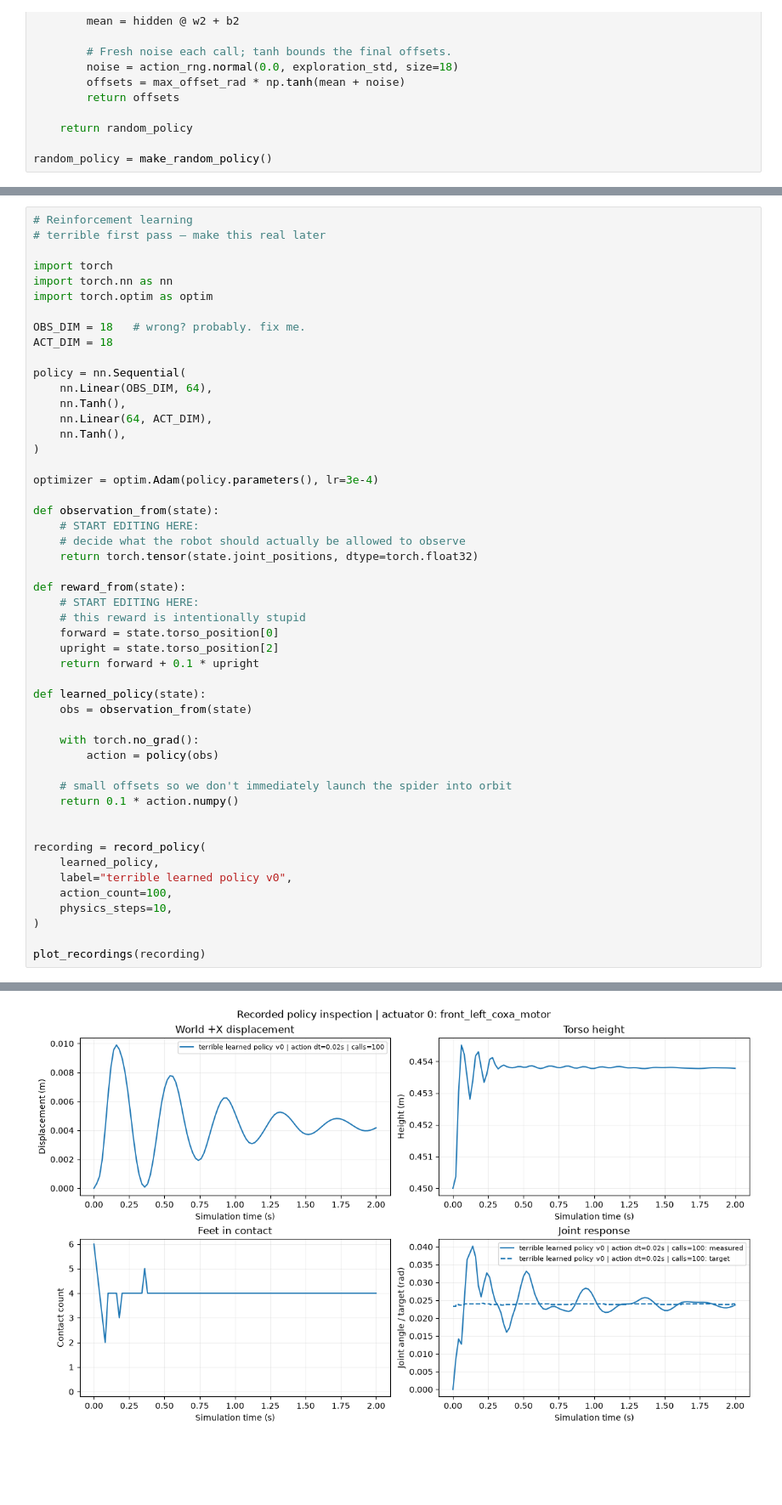
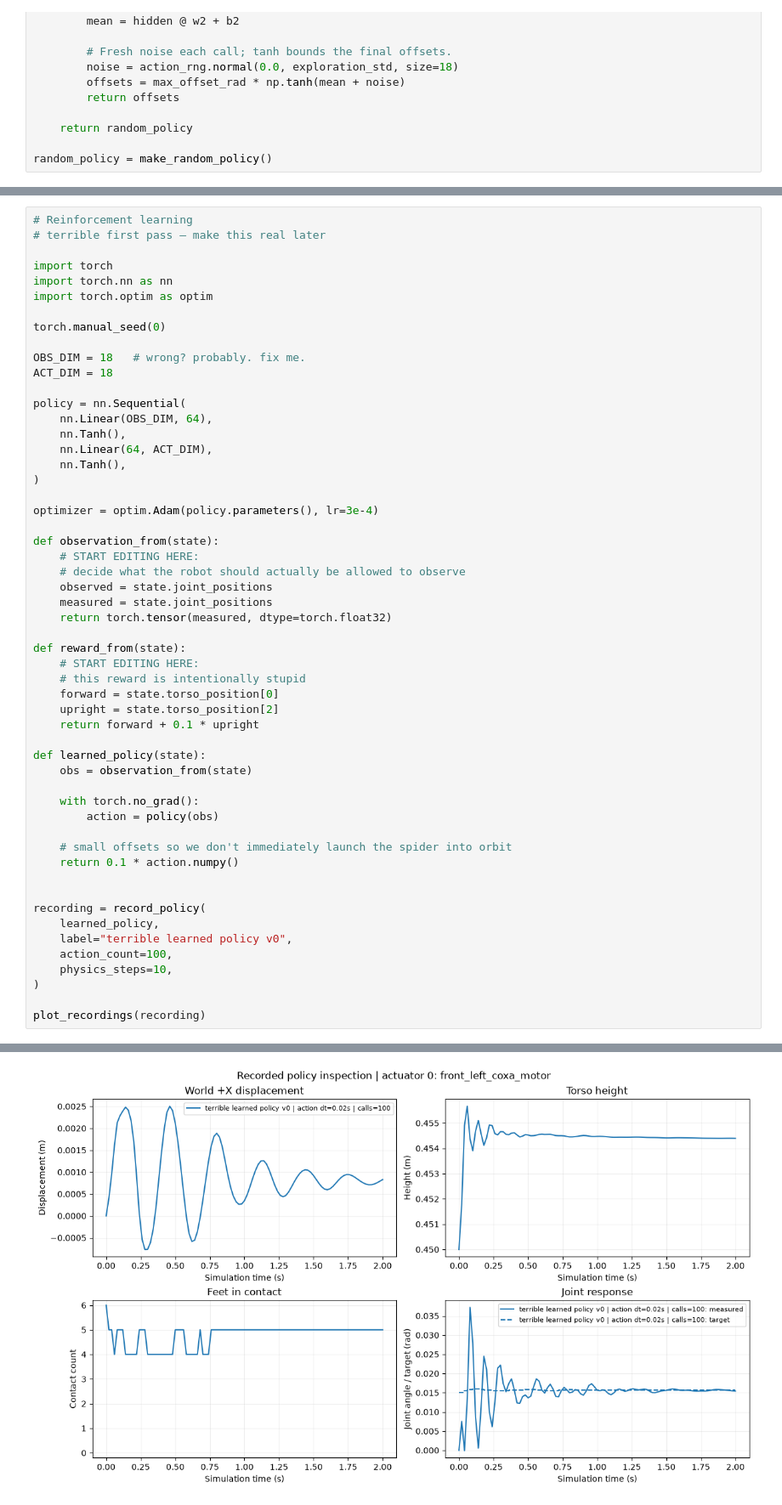
Before and after one commit to haidmoham/spider, a Jupyter notebook: lab/notebooks/03_coordinated_baseline.ipynb, the cells around one changed output, grey strips where cells are left out. Shown at 85% size. Drawn from its saved outputs; the diff is of its cells as text; blank space fills up the shorter version.

```diff
--- a/lab/notebooks/03_coordinated_baseline.ipynb
+++ b/lab/notebooks/03_coordinated_baseline.ipynb
@@ -76,6 +76,8 @@ Viewer opened (PID 42496). Recorded states: c:\Users\haidm\Desktop\robotics\spid
 import torch
 import torch.nn as nn
 import torch.optim as optim
+
+torch.manual_seed(0)
 
 OBS_DIM = 18   # wrong? probably. fix me.
 ACT_DIM = 18
@@ -92,38 +94,40 @@ optimizer = optim.Adam(policy.parameters(), lr=3e-4)
 def observation_from(state):
     # START EDITING HERE:
     # decide what the robot should actually be allowed to observe
-    return torch.tensor(state.joint_positions, dtype=torch.float32)
+    observed = state.joint_positions
+    measured = state.joint_positions
+    return torch.tensor(measured, dtype=torch.float32)
 
 def reward_from(state):
     # START EDITING HERE:
     # this reward is intentionally stupid
     forward = state.torso_position[0]
     upright = state.torso_position[2]
     return forward + 0.1 * upright
 
 def learned_policy(state):
     obs = observation_from(state)
 
     with torch.no_grad():
         action = policy(obs)
 
     # small offsets so we don't immediately launch the spider into orbit
     return 0.1 * action.numpy()
 
 
 recording = record_policy(
     learned_policy,
     label="terrible learned policy v0",
     action_count=100,
     physics_steps=10,
 )
 
 plot_recordings(recording)
 # %% [output]
 (<Figure size 1200x700 with 4 Axes>,
  array([[<Axes: title={'center': 'World +X displacement'}, xlabel='Simulation time (s)', ylabel='Displacement (m)'>,
          <Axes: title={'center': 'Torso height'}, xlabel='Simulation time (s)', ylabel='Height (m)'>],
         [<Axes: title={'center': 'Feet in contact'}, xlabel='Simulation time (s)', ylabel='Contact count'>,
          <Axes: title={'center': 'Joint response'}, xlabel='Simulation time (s)', ylabel='Joint angle / target (rad)'>]],
        dtype=object))
-[figure, old version]
+[figure, new version]
```
Also changed, not shown: parts of 5 cells of this notebook.
